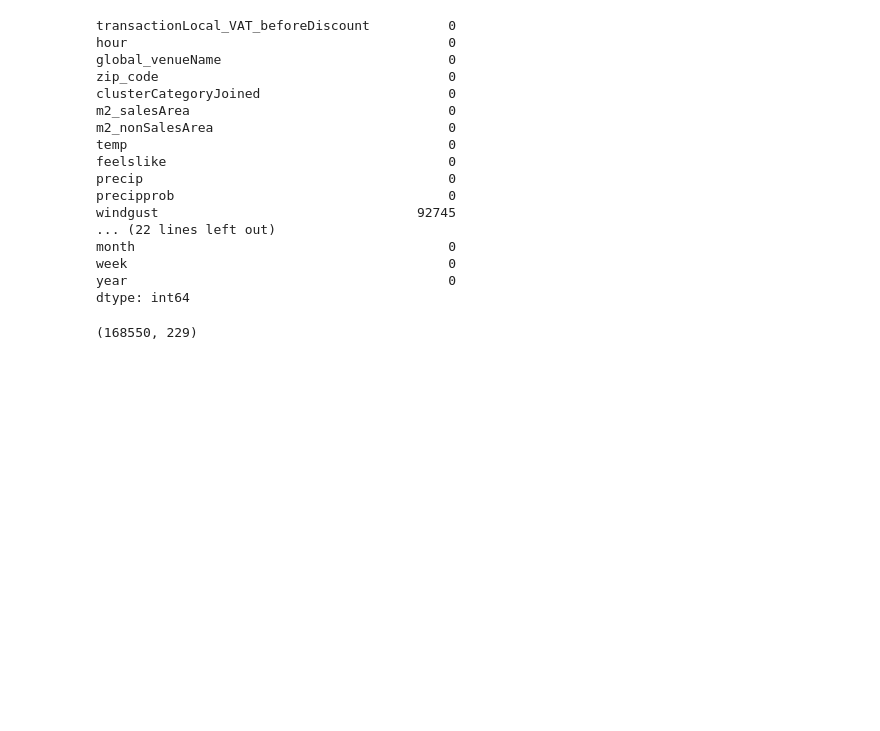
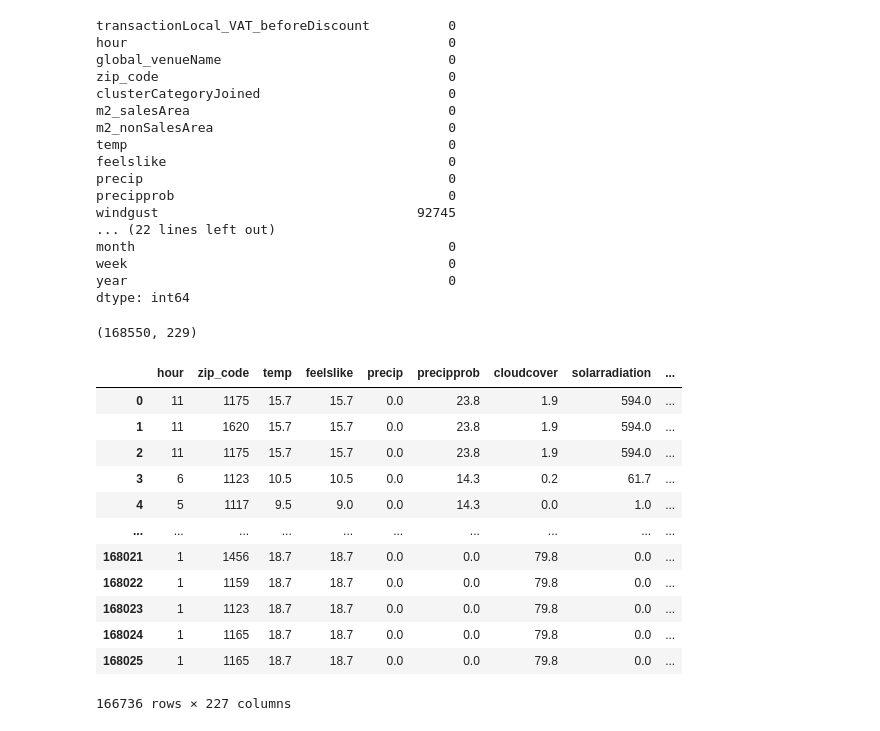
Before and after one commit to Maplewarrior/IntellishoreRekom, a Jupyter notebook: Untitled.ipynb, the cells around one changed output. Cells and saved outputs as stored; diff of their text form; code cells hidden in the pictures; blank space fills up the shorter version.

```diff
--- a/Untitled.ipynb
+++ b/Untitled.ipynb
@@ -197,6 +201,22 @@ train_x.shape
 (168550, 229)
 # %%
 train_x.dropna()
+# %%
+train_x
+# %% [output]
+|  | hour | zip_code | temp | feelslike | precip | precipprob | cloudcover | solarradiation | ... |
+| 0 | 11 | 1175 | 15.7 | 15.7 | 0.0 | 23.8 | 1.9 | 594.0 | ... |
+| 1 | 11 | 1620 | 15.7 | 15.7 | 0.0 | 23.8 | 1.9 | 594.0 | ... |
+| 2 | 11 | 1175 | 15.7 | 15.7 | 0.0 | 23.8 | 1.9 | 594.0 | ... |
+| 3 | 6 | 1123 | 10.5 | 10.5 | 0.0 | 14.3 | 0.2 | 61.7 | ... |
+| 4 | 5 | 1117 | 9.5 | 9.0 | 0.0 | 14.3 | 0.0 | 1.0 | ... |
+| ... | ... | ... | ... | ... | ... | ... | ... | ... | ... |
+| 168021 | 1 | 1456 | 18.7 | 18.7 | 0.0 | 0.0 | 79.8 | 0.0 | ... |
+| 168022 | 1 | 1159 | 18.7 | 18.7 | 0.0 | 0.0 | 79.8 | 0.0 | ... |
+| 168023 | 1 | 1123 | 18.7 | 18.7 | 0.0 | 0.0 | 79.8 | 0.0 | ... |
+| 168024 | 1 | 1165 | 18.7 | 18.7 | 0.0 | 0.0 | 79.8 | 0.0 | ... |
+| 168025 | 1 | 1165 | 18.7 | 18.7 | 0.0 | 0.0 | 79.8 | 0.0 | ... |
+166736 rows × 227 columns
 # %%
 train_encoded = train_encoded.select_dtypes(exclude=np.datetime64)
 # %%
```
Also changed, not shown: parts of 10 cells of this notebook, 1 other file.
